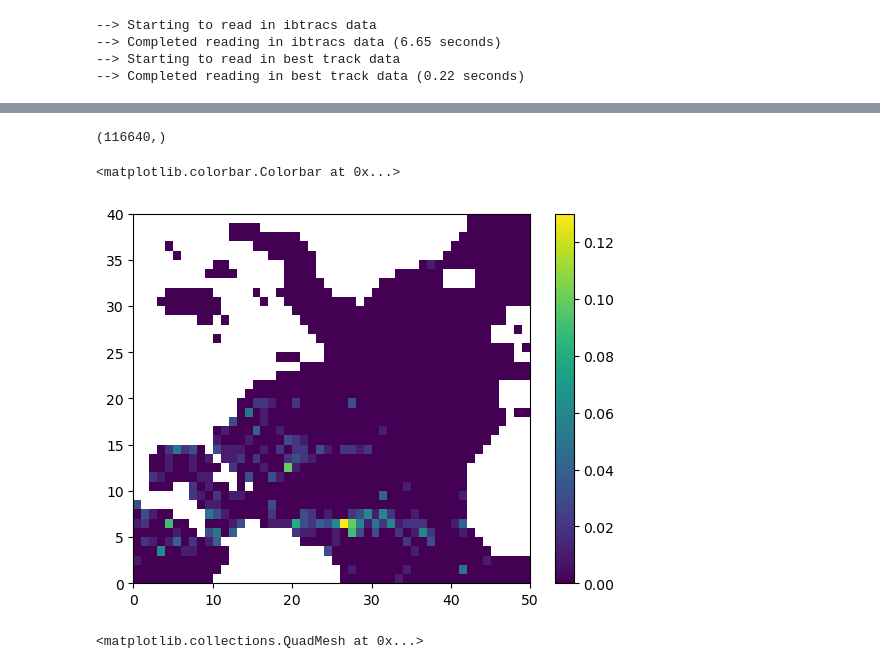
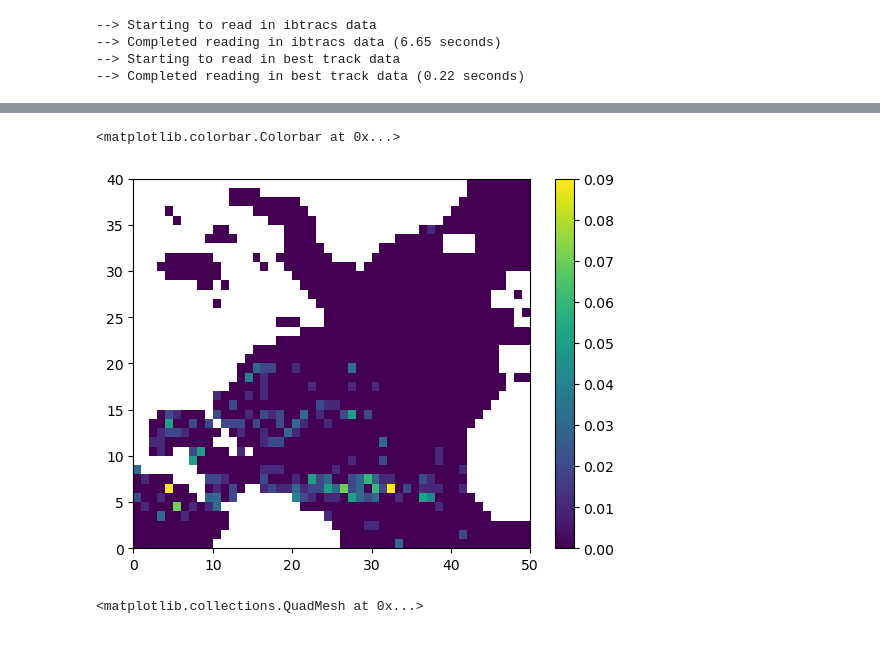
Before and after one commit to a98alvin/TC_Genesis_Index, a Jupyter notebook: Scripts/Initial_ML_Model_RF.ipynb, the cells around one changed output, grey strips where cells are left out. Saved outputs shown, nothing was run; the diff lists cells and outputs as text; code cells hidden in the pictures.

Commit message:
Added Closest Point Support

```diff
--- a/Scripts/Initial_ML_Model_RF.ipynb
+++ b/Scripts/Initial_ML_Model_RF.ipynb
@@ -62,0 +71,3 @@ Testing Dataset
+# %%
+trainunstacklabels = take_closest_point(train_labels_predropped,train_NaNlocs,train_stacked,vars_list)
+testunstacklabels = take_closest_point(test_labels_predropped,test_NaNlocs,test_stacked,vars_list)
@@ -63,19 +147,24 @@ Testing Dataset
+# %%
+trainstackedlabels = trainunstacklabels.stack(z=("Month","Latitude","Longitude","Year"))
+train_labels = trainstackedlabels.drop_isel(z=train_NaNlocs)
+# test_labels = test_labels_predropped.drop_isel(z=test_NaNlocs)
+
+teststackedlabels = testunstacklabels.stack(z=("Month","Latitude","Longitude","Year"))
+test_labels = teststackedlabels.drop_isel(z=test_NaNlocs)
 # %%
 clf = RandomForestClassifier()
-clf.fit(train_env_data, train_labels)
+clf.fit(train_env_data, train_labels.__xarray_dataarray_variable__)
 prediction = clf.predict(test_env_data)
-# clf.coef_
-# %%
-np.shape(clf.predict_proba(test_env_data)[:,1])
-# %% [output]
-(116640,)
+# %%
+probs = clf.predict_proba(test_env_data)
+genesisprobs = 1 - probs[:,0]
 # %%
-arrwhat = xr.DataArray(clf.predict_proba(test_env_data)[:,1],coords=test_labels.coords).unstack()
+arrwhat = xr.DataArray(genesisprobs,coords=test_labels.coords).unstack()
 plt.pcolormesh(arrwhat.sel(Month=7,Year=2005))
 plt.colorbar()
 # %% [output]
 <matplotlib.colorbar.Colorbar at 0x...>
-[figure, old version]
+[figure, new version]
 # %%
 plt.pcolormesh(test_labels.unstack().sel(Month=8,Year=2005))
 # %% [output]
```
Also changed, not shown: parts of 6 cells of this notebook, 5 other files.
